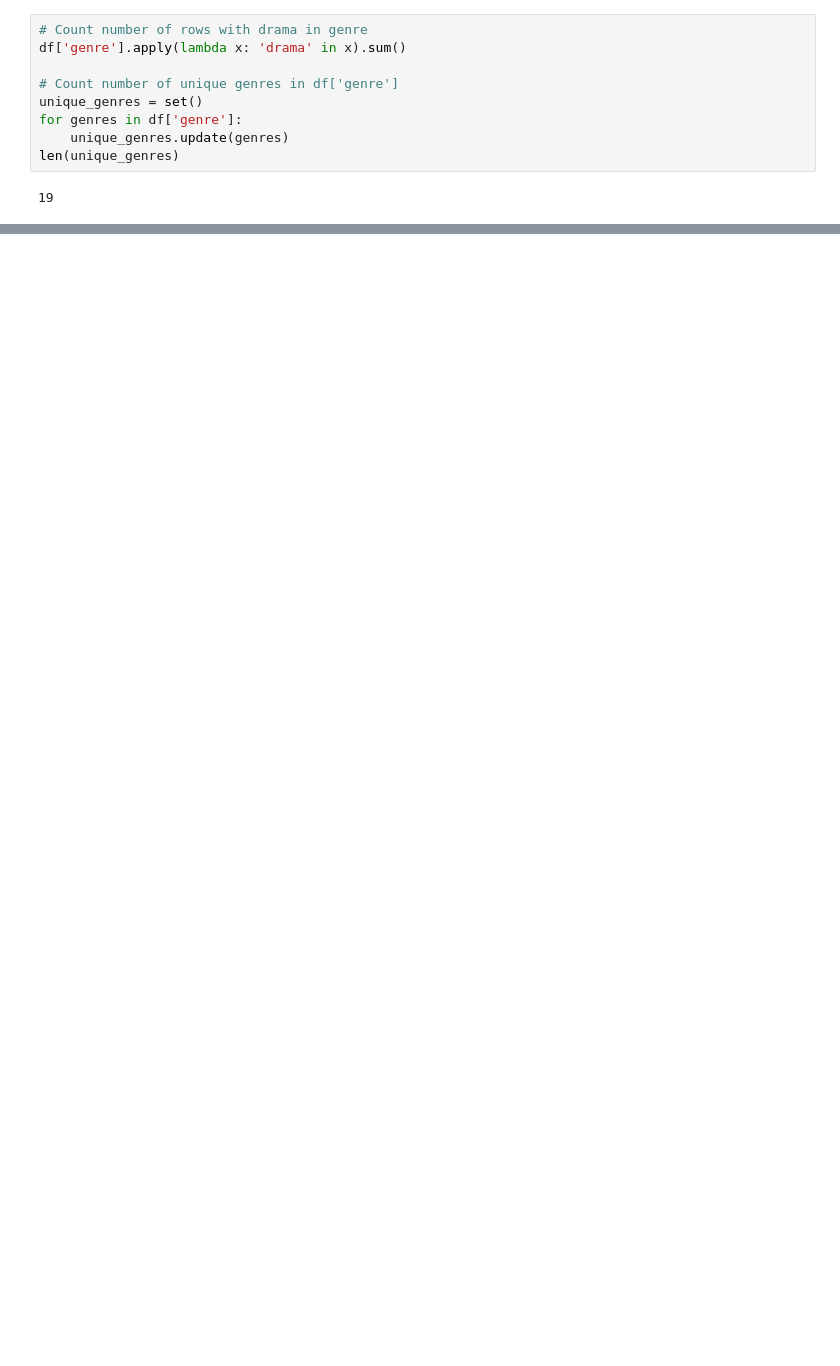
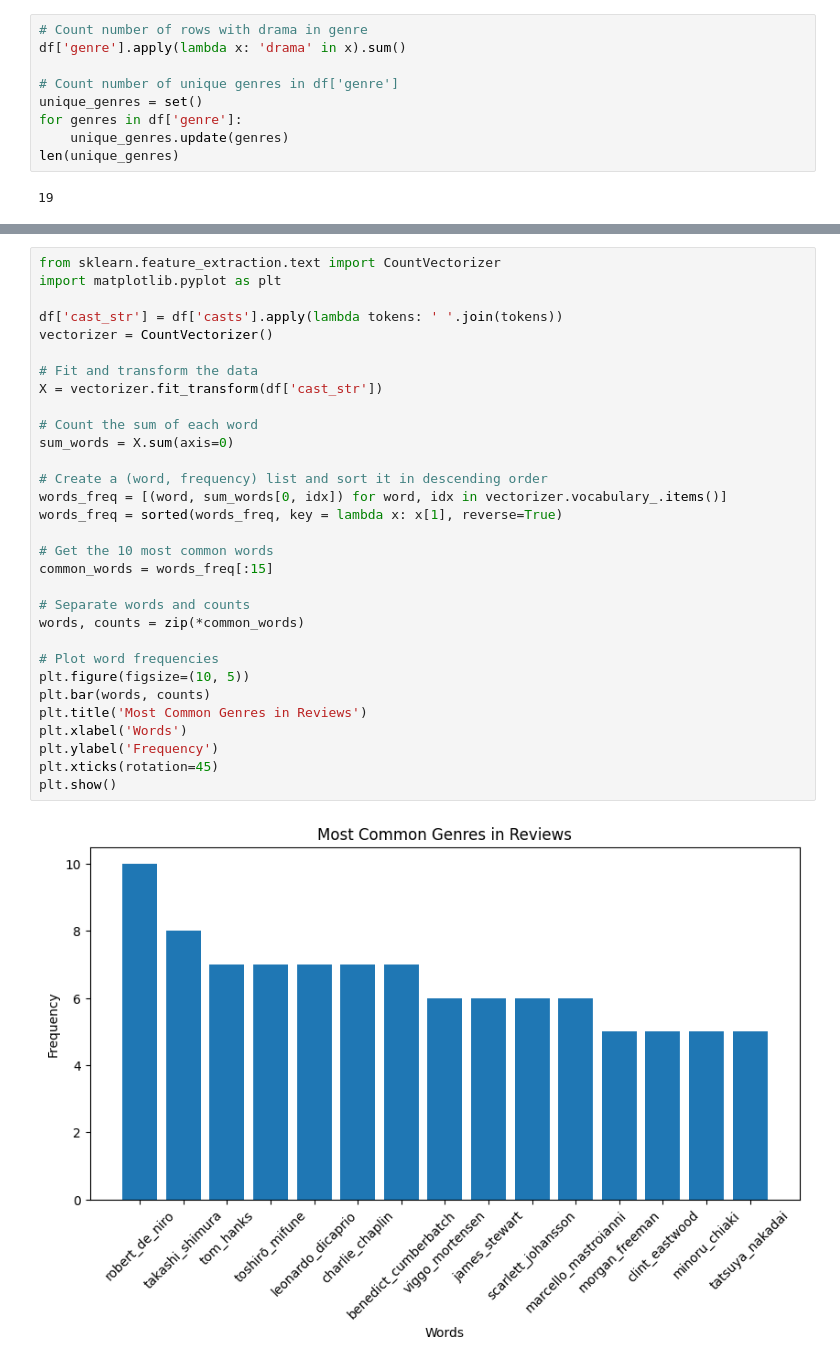
Before and after one commit to sebdanielsson/jupyter-notebooks, a Jupyter notebook: gik2km/project/scrape.ipynb, the cells around one changed output, grey strips where cells are left out. Saved outputs shown, nothing was run; the diff lists cells and outputs as text; blank space fills up the shorter version.

```diff
--- a/gik2km/project/scrape.ipynb
+++ b/gik2km/project/scrape.ipynb
@@ -213,0 +226,33 @@ plt.show()
+# %%
+from sklearn.feature_extraction.text import CountVectorizer
+import matplotlib.pyplot as plt
+
+df['cast_str'] = df['casts'].apply(lambda tokens: ' '.join(tokens))
+vectorizer = CountVectorizer()
+
+# Fit and transform the data
+X = vectorizer.fit_transform(df['cast_str'])
+
+# Count the sum of each word
+sum_words = X.sum(axis=0)
+
+# Create a (word, frequency) list and sort it in descending order
+words_freq = [(word, sum_words[0, idx]) for word, idx in vectorizer.vocabulary_.items()]
+words_freq = sorted(words_freq, key = lambda x: x[1], reverse=True)
+
+# Get the 10 most common words
+common_words = words_freq[:15]
+
+# Separate words and counts
+words, counts = zip(*common_words)
+
+# Plot word frequencies
+plt.figure(figsize=(10, 5))
+plt.bar(words, counts)
+plt.title('Most Common Genres in Reviews')
+plt.xlabel('Words')
+plt.ylabel('Frequency')
+plt.xticks(rotation=45)
+plt.show()
+# %% [output]
+[figure, added]
```
Also changed, not shown: parts of 6 cells of this notebook, 1 other file.
